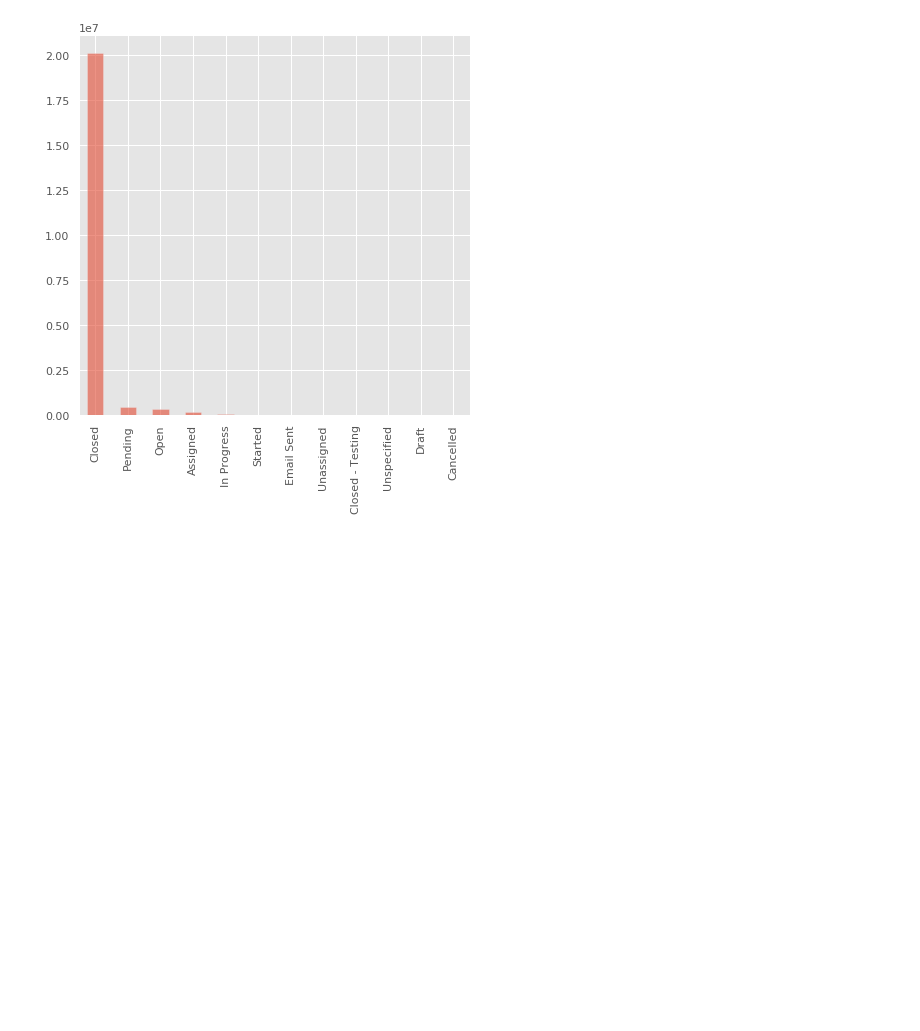
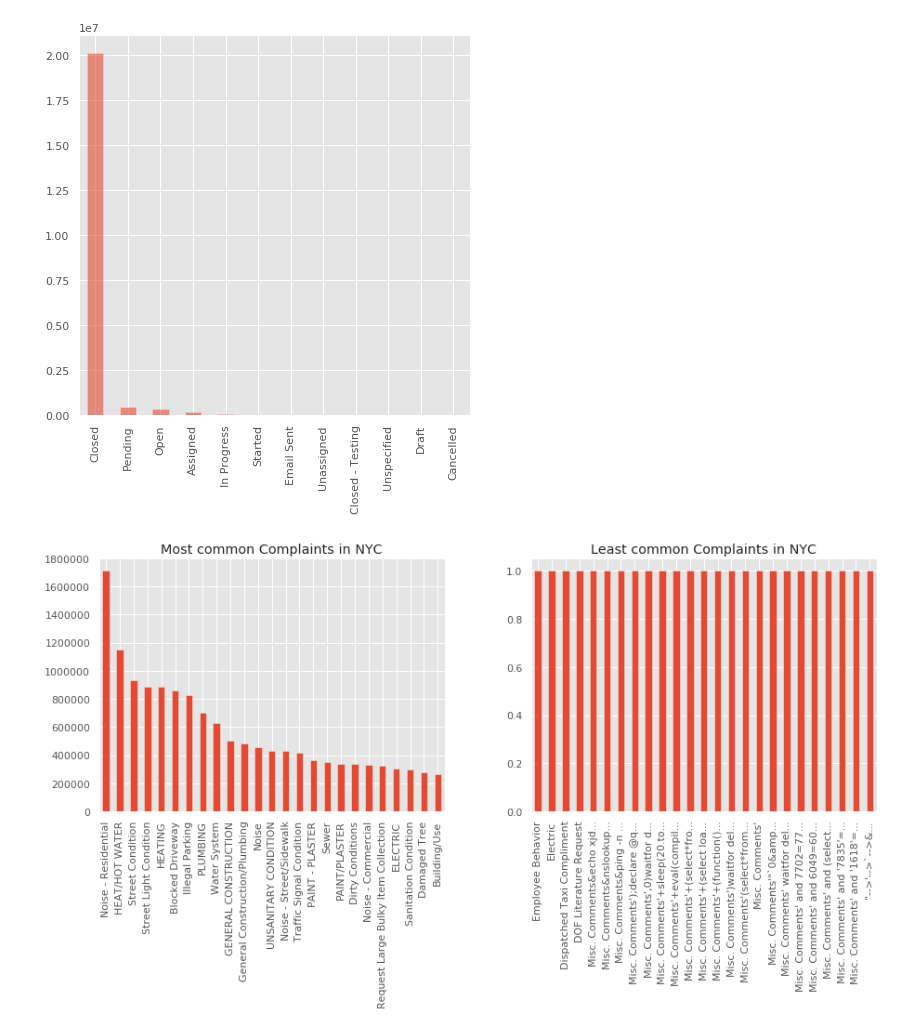
Before and after one commit to Nik8x/Dask_Python_Dataframe_7GB, a Jupyter notebook: Dask_Python_Dataframe_7GB.ipynb, the cells around one changed output. Cells and saved outputs as stored; diff of their text form; code cells hidden in the pictures; blank space fills up the shorter version.

```diff
--- a/Dask_Python_Dataframe_7GB.ipynb
+++ b/Dask_Python_Dataframe_7GB.ipynb
@@ -60,7 +62,9 @@ sns.set(color_codes = True)
 plt.style.use('ggplot')
 # %%
 filename = '311.csv'
-df = dd.read_csv(filename, dtype='str')
+df = dd.read_csv(filename, dtype={'Landmark': 'object',
+       'Taxi Company Borough': 'object',
+       'Vehicle Type': 'object'})
 # the data isn’t read into memory. we’ve just set up the dataframe to be ready to do some
 # compute functions on the data in the csv file using familiar functions from pandas.
 # %%
@@ -164,3 +182,8 @@ warnings   module       <module 'warnings' from '<...>b/python3.6/warnings.py'>
 # %% [output]
 CPU times: user 4min 57s, sys: 13 s, total: 5min 10s
 Wall time: 5min 26s
+# %%
+%%time
+dfctvc = df.ComplaintType.value_counts().compute()
+dfbvc = df.Borough.value_counts().compute()
+dfbrooklyn = df[df.Borough == 'BROOKLYN'].compute()
@@ -170,3 +201,19 @@ dfstatusvc.plot(kind = 'bar', alpha = 0.6, figsize = (7, 7))
 plt.show()
 # %% [output]
 [figure]
+# %%
+# what were the most frequent and least frequent complaints in NYC
+
+plt.figure(figsize = (15, 5) )
+plt.subplot(1, 2, 1)
+dfctvc.head(25).plot(kind = 'bar')
+plt.title('Most common Complaints in NYC')
+
+plt.subplot(1, 2, 2)
+dfctvc.tail(25).plot(kind = 'bar')
+plt.title('Least common Complaints in NYC')
+
+plt.subplots_adjust(wspace = .25)
+plt.show()
+# %% [output]
+[figure, added]
```
Also changed, not shown: parts of 19 cells of this notebook.
